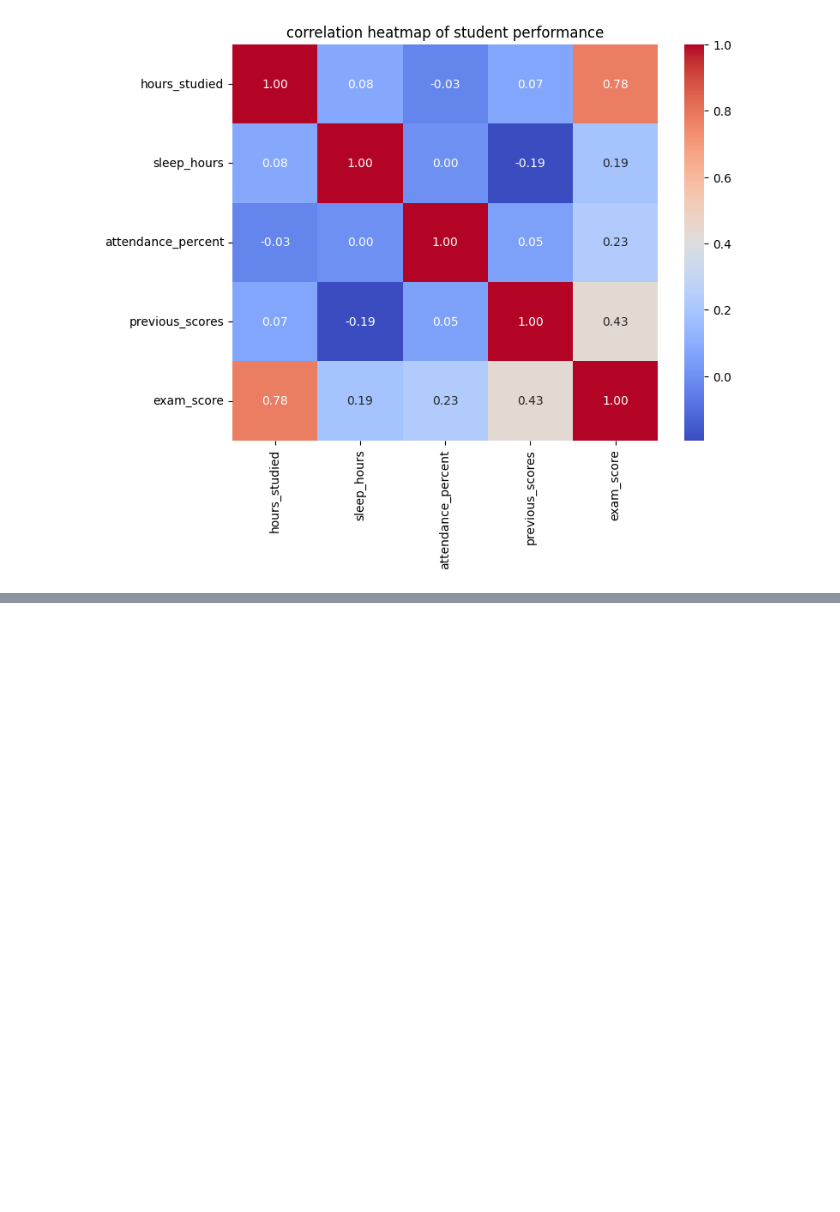
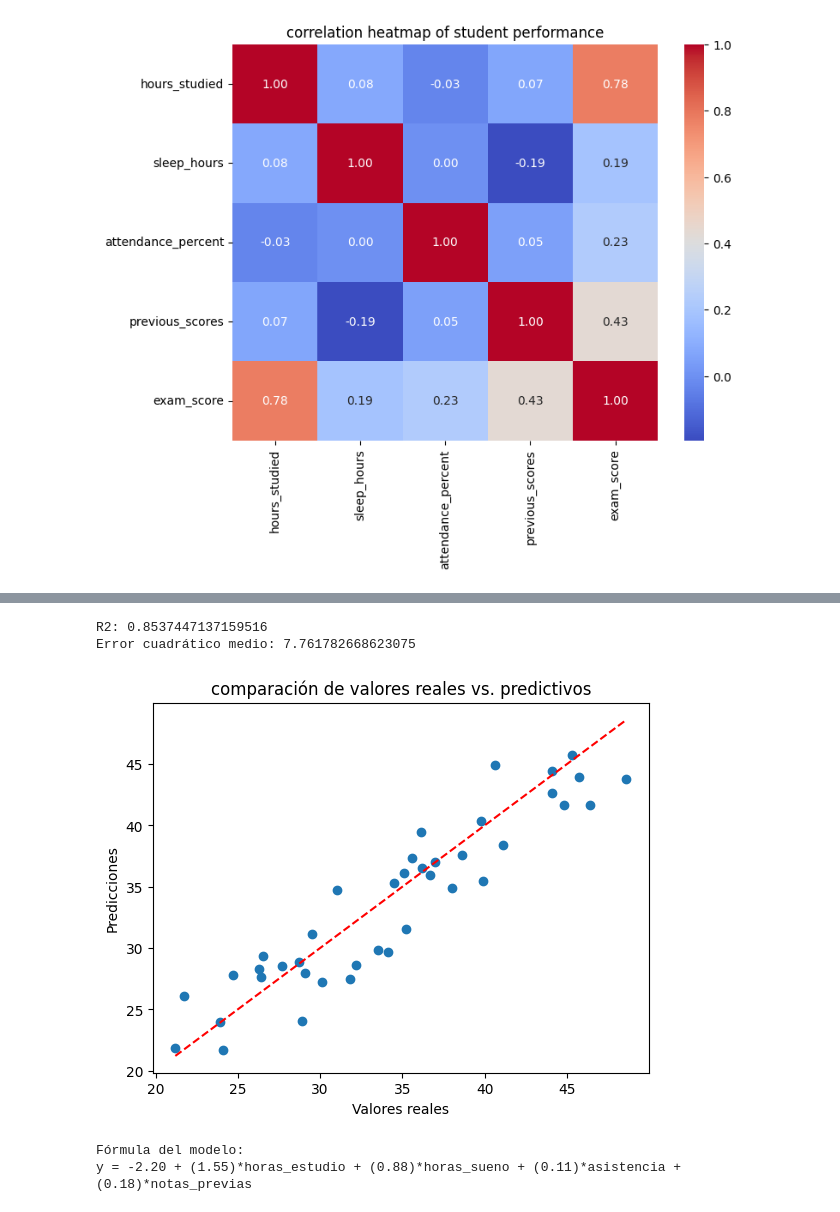
Before and after one commit to federico2018lc/Algebra, a Jupyter notebook: Algebra.ipynb, the cells around one changed output, grey strips where cells are left out. Drawn from its saved outputs; the diff is of its cells as text; code cells hidden in the pictures; blank space fills up the shorter version.

```diff
--- a/Algebra.ipynb
+++ b/Algebra.ipynb
@@ -113,0 +127,10 @@ plt.show()
+# %%
+x= df[['horas_estudio',	'horas_sueno',	'asistencia',	'notas_previas']] # defino variables dependientes
+y= df['puntaje_examen']  # defino variable independiente
+# %%
+from sklearn.model_selection import train_test_split
+x_train, x_test, y_train, y_test = train_test_split(x,y, test_size= 0.2, random_state=42)
+# %%
+from sklearn.linear_model import LinearRegression
+modelo=LinearRegression()
+modelo.fit(x_train, y_train)
@@ -113,0 +148,27 @@ plt.show()
+# %%
+from sklearn.metrics import r2_score, mean_squared_error
+y_pred= modelo.predict(x_test)
+print ("R2:", r2_score(y_test, y_pred))
+print ("Error cuadrático medio:", mean_squared_error (y_test, y_pred))
+# %% [output]
+R2: 0.8537447137159516
+Error cuadrático medio: 7.761782668623075
+# %%
+min_val = min(y_test.min(), y_pred.min())
+max_val = max(y_test.max(), y_pred.max())
+plt.plot([min_val, max_val], [min_val, max_val], 'r--', label='x = y')
+
+plt.scatter(y_test, y_pred)
+plt.xlabel("Valores reales")
+plt.ylabel("Predicciones")
+plt.title ("comparación de valores reales vs. predictivos")
+plt.show()
+# %% [output]
+[figure, added]
+# %%
+
+print("Fórmula del modelo:")
+print("y = -2.20 + (1.55)*horas_estudio + (0.88)*horas_sueno + (0.11)*asistencia + (0.18)*notas_previas")
+# %% [output]
+Fórmula del modelo:
+y = -2.20 + (1.55)*horas_estudio + (0.88)*horas_sueno + (0.11)*asistencia + (0.18)*notas_previas
```
Also changed, not shown: parts of 11 cells of this notebook.
